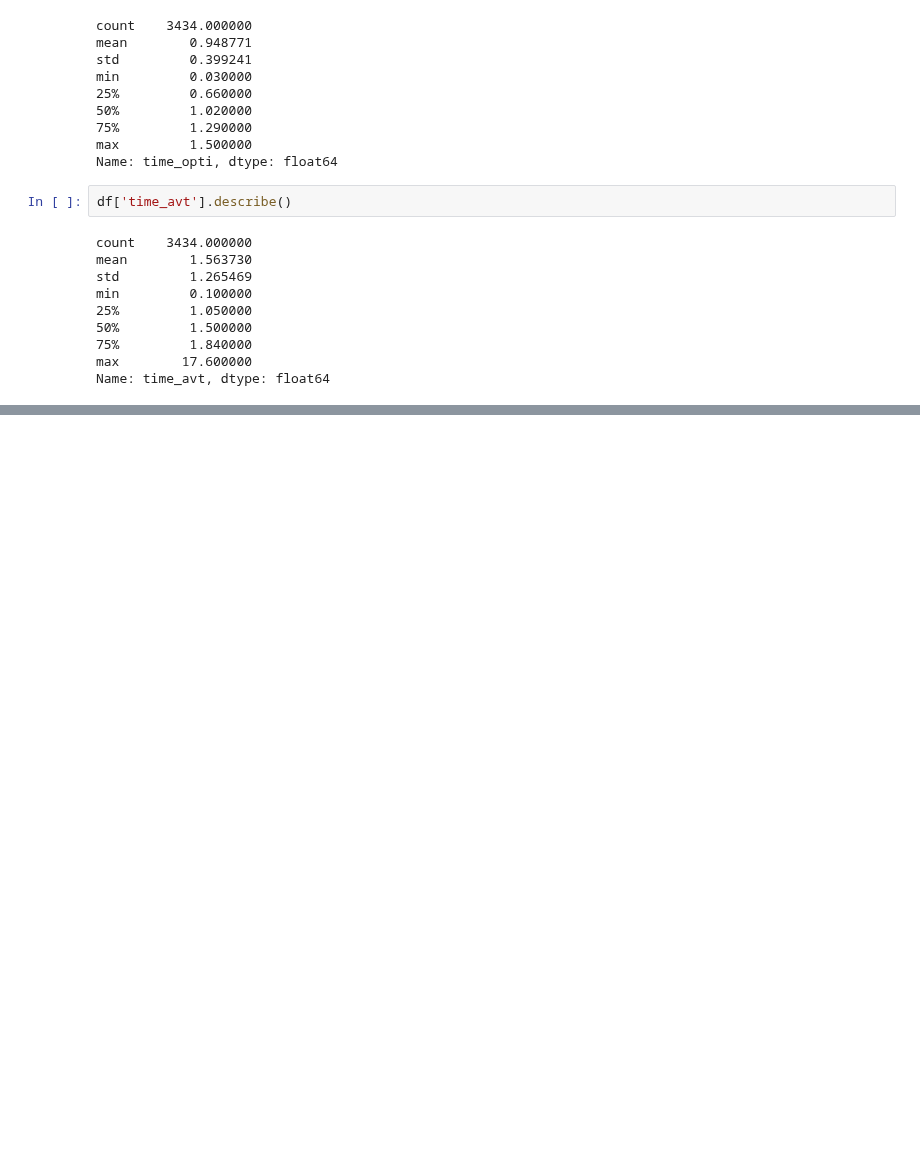
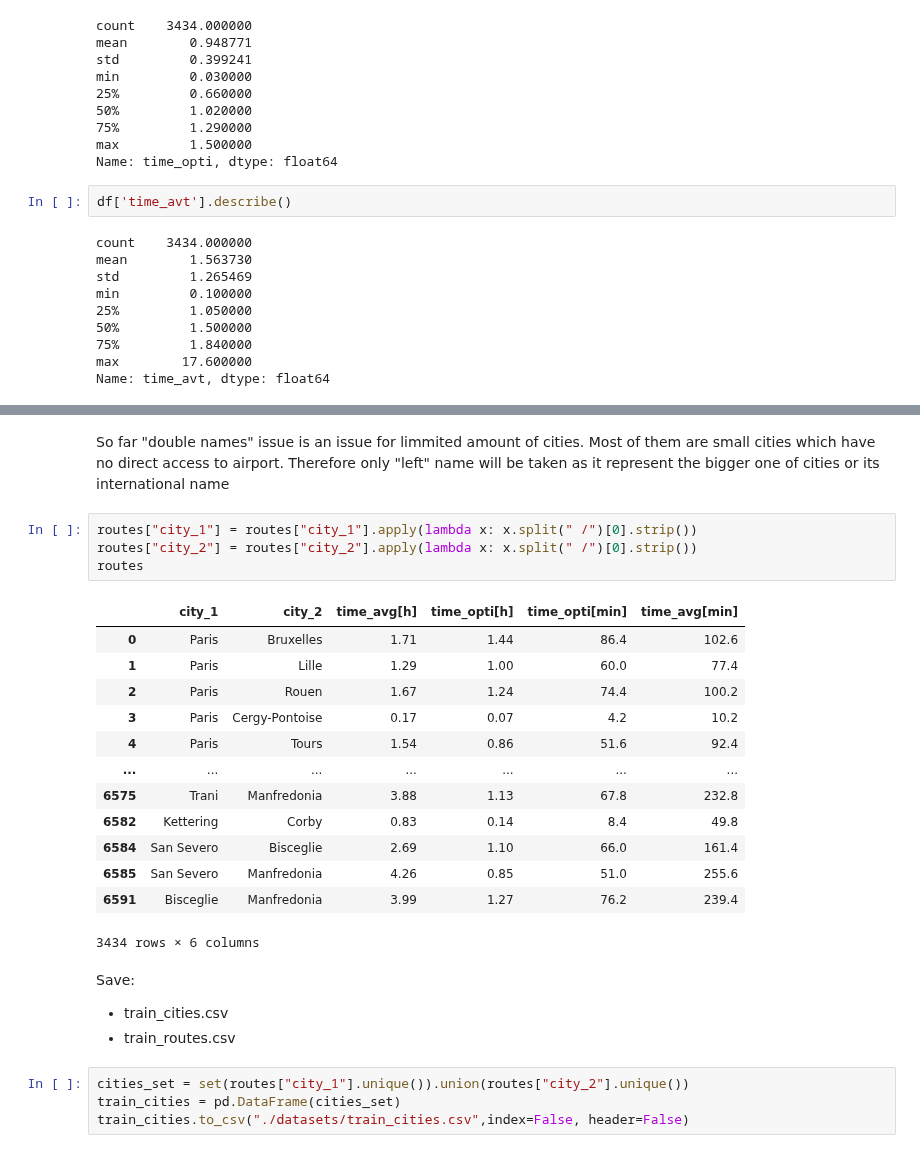
Before and after one commit to RabDou44/DOPP_group18, a Jupyter notebook: Rail transport performance.ipynb, the cells around one changed output, grey strips where cells are left out. Cells and saved outputs as stored; diff of their text form; blank space fills up the shorter version.

Commit message:
train_cities

```diff
--- a/Rail transport performance.ipynb
+++ b/Rail transport performance.ipynb
@@ -91,0 +205,28 @@ Name: time_avt, dtype: float64
+# %% [markdown]
+So far "double names" issue is an issue for limmited amount of cities. Most of them are small cities which have no direct access to airport. Therefore only "left" name will be taken as it represent the bigger one of cities or its international name
+# %%
+routes["city_1"] = routes["city_1"].apply(lambda x: x.split(" /")[0].strip())
+routes["city_2"] = routes["city_2"].apply(lambda x: x.split(" /")[0].strip())
+routes
+# %% [output]
+|  | city_1 | city_2 | time_avg[h] | time_opti[h] | time_opti[min] | time_avg[min] |
+| 0 | Paris | Bruxelles | 1.71 | 1.44 | 86.4 | 102.6 |
+| 1 | Paris | Lille | 1.29 | 1.00 | 60.0 | 77.4 |
+| 2 | Paris | Rouen | 1.67 | 1.24 | 74.4 | 100.2 |
+| 3 | Paris | Cergy-Pontoise | 0.17 | 0.07 | 4.2 | 10.2 |
+| 4 | Paris | Tours | 1.54 | 0.86 | 51.6 | 92.4 |
+| ... | ... | ... | ... | ... | ... | ... |
+| 6575 | Trani | Manfredonia | 3.88 | 1.13 | 67.8 | 232.8 |
+| 6582 | Kettering | Corby | 0.83 | 0.14 | 8.4 | 49.8 |
+| 6584 | San Severo | Bisceglie | 2.69 | 1.10 | 66.0 | 161.4 |
+| 6585 | San Severo | Manfredonia | 4.26 | 0.85 | 51.0 | 255.6 |
+| 6591 | Bisceglie | Manfredonia | 3.99 | 1.27 | 76.2 | 239.4 |
+3434 rows × 6 columns
+# %% [markdown]
+Save:
+- train_cities.csv
+- train_routes.csv
+# %%
+cities_set = set(routes["city_1"].unique()).union(routes["city_2"].unique())
+train_cities = pd.DataFrame(cities_set)
+train_cities.to_csv("./datasets/train_cities.csv",index=False, header=False)
```
Also changed, not shown: parts of 14 cells of this notebook, 2 other files.
